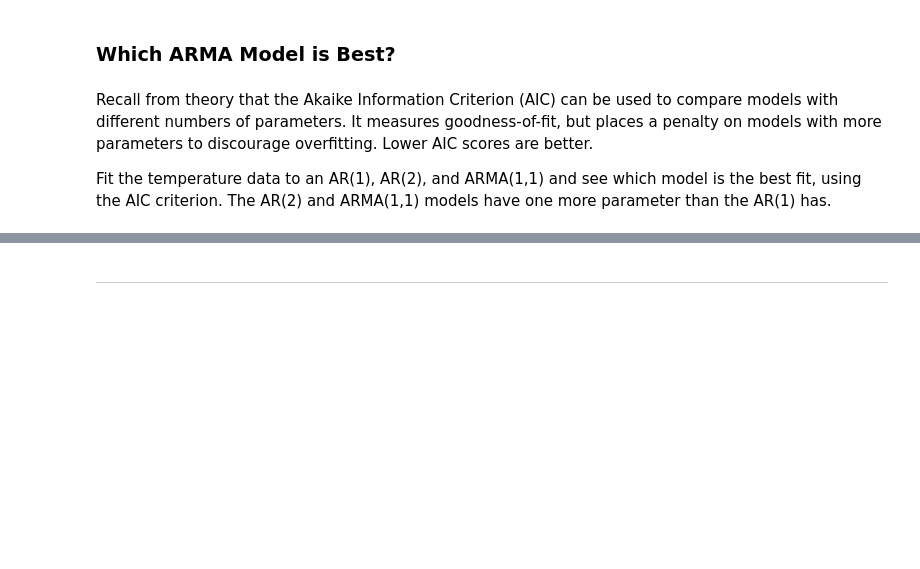
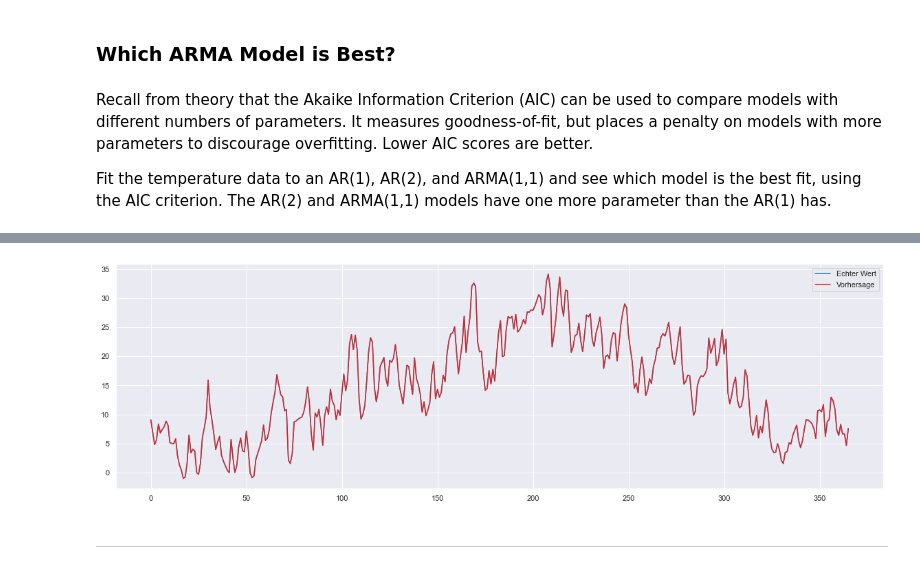
Before and after one commit to mhagg20/T3INF4333_1_19E_DataScience, a Jupyter notebook: Pruefungsleistung/Prüfungsleistung.ipynb, the cells around one changed output, grey strips where cells are left out. Cells and saved outputs as stored; diff of their text form; code cells hidden in the pictures; blank space fills up the shorter version.

```diff
--- a/Pruefungsleistung/Prüfungsleistung.ipynb
+++ b/Pruefungsleistung/Prüfungsleistung.ipynb
@@ -341,0 +319,14 @@ Test RMSE: 3.338
+# %%
+#AR mit zweifachem Shift
+daten_lokal_7 = copy.deepcopy(daten_groß)
+daten_lokal_7_year=daten_lokal_7
+daten_lokal_7_year["timestamp"]=daten_lokal_7["timestamp"].str[0:4]
+temperaturen = daten_lokal_7[["timestamp", "Basel Temperature [2 m elevation corrected]"]]
+X=temperaturen["Basel Temperature [2 m elevation corrected]"].values
+temperaturen["Temperaturen verschoben"] = temperaturen["Basel Temperature [2 m elevation corrected]"].shift()
+temperaturen["Temperaturen verschoben x2"] = temperaturen["Temperaturen verschoben"].shift()
+temperaturen.drop('timestamp', axis=1, inplace=True)
+temperaturen.drop('Temperaturen verschoben', axis=1, inplace=True)
+temperaturen.dropna(inplace=True)
+y = temperaturen["Basel Temperature [2 m elevation corrected]"].values
+x = temperaturen["Temperaturen verschoben x2"].values
@@ -342,3 +352,28 @@ Test RMSE: 3.338
+# %%
+jahr_der_vorhersage = len(daten_lokal_7_year.groupby(["timestamp"]).get_group(str(2020)))
+ausblenden_2021 = len(daten_lokal_7_year.groupby(["timestamp"]).get_group(str(2021)))
+jahre_gesamt = len(daten_lokal_7)
+
+training_groesse = int((jahre_gesamt-jahr_der_vorhersage-ausblenden_2021)*0.8)
+
+x_train, x_test = X[0:training_groesse], X[training_groesse:training_groesse+jahr_der_vorhersage]
+y_train, y_test = X[0:training_groesse], X[training_groesse:training_groesse+jahr_der_vorhersage]
+
+x_train = x_train.reshape(-1,1)
+x_test = x_test.reshape(-1,1)
+
+lr = LinearRegression()
+lr.fit(x_train, y_train)
+
+vorhersage = lr.predict(x_test)
+
+plt.figure(figsize=(20, 6))
+plt.plot(y_test[0:], label="Echter Wert", color = 'tab:blue')
+plt.plot(vorhersage[0:], label="Vorhersage", color = 'tab:red')
+plt.legend()
+plt.show()
+# %% [output]
+[figure, added]
 # %% [markdown]
 ---
 # %% [markdown]
```
Also changed, not shown: parts of 15 cells of this notebook.
